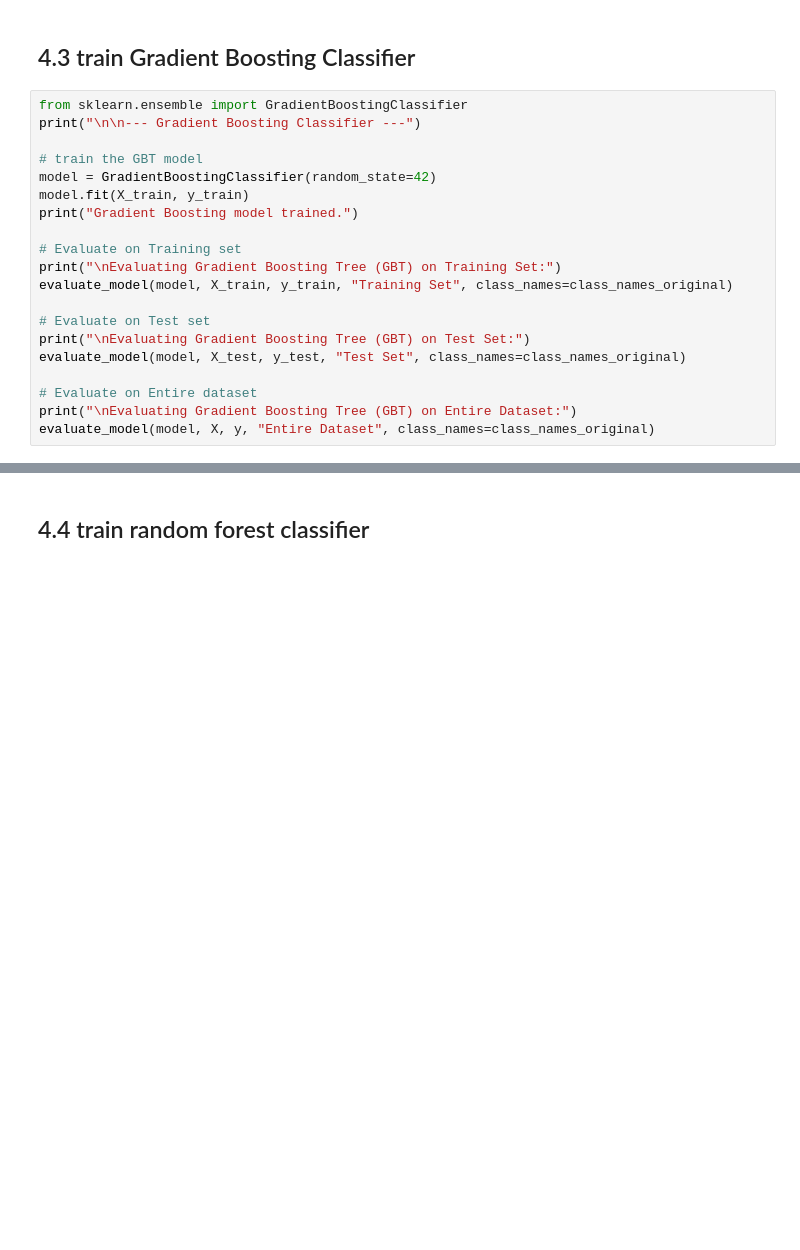
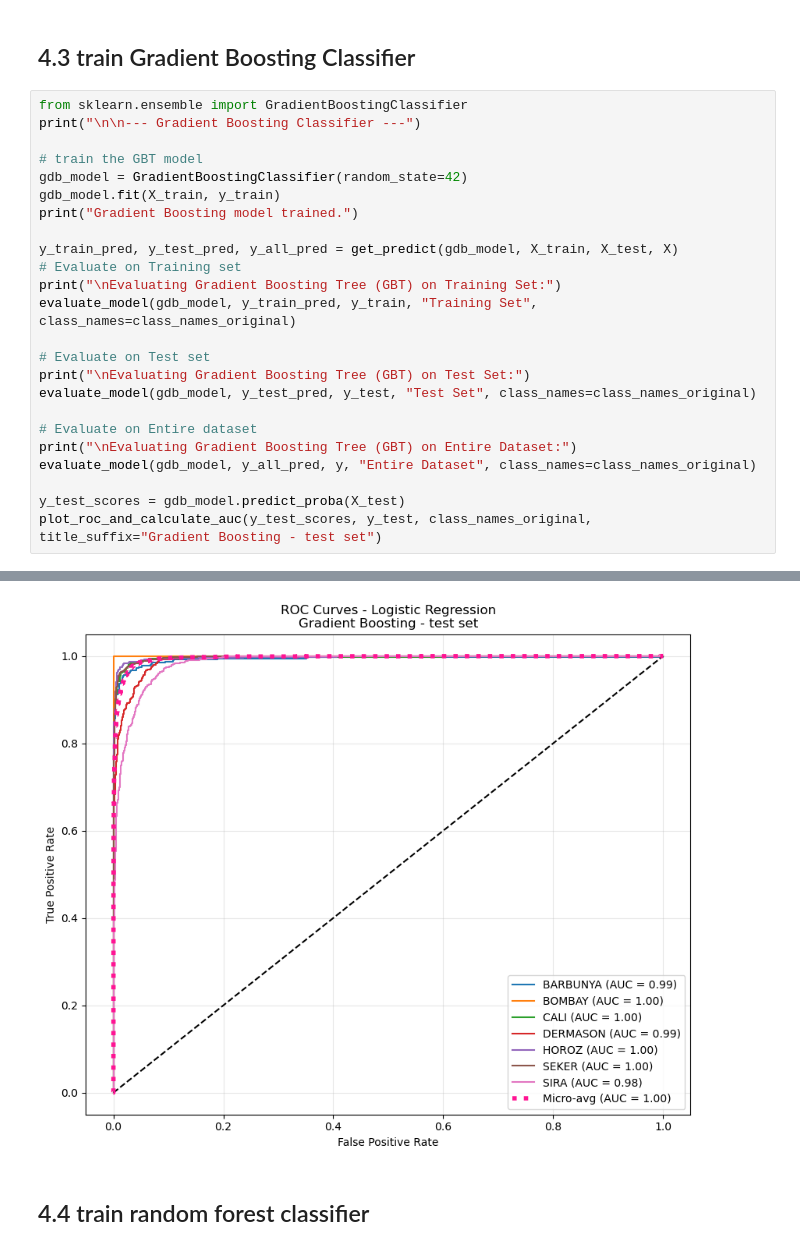
Before and after one commit to mathway18/Machine-learning-project, a Jupyter notebook: project.ipynb, the cells around one changed output, grey strips where cells are left out. Saved outputs shown, nothing was run; the diff lists cells and outputs as text; blank space fills up the shorter version.

```diff
--- a/project.ipynb
+++ b/project.ipynb
@@ -540,21 +608,25 @@ from sklearn.ensemble import GradientBoostingClassifier
 print("\n\n--- Gradient Boosting Classifier ---")
 
 # train the GBT model
-model = GradientBoostingClassifier(random_state=42)
-model.fit(X_train, y_train)
+gdb_model = GradientBoostingClassifier(random_state=42)
+gdb_model.fit(X_train, y_train)
 print("Gradient Boosting model trained.")
 
+y_train_pred, y_test_pred, y_all_pred = get_predict(gdb_model, X_train, X_test, X)
 # Evaluate on Training set
 print("\nEvaluating Gradient Boosting Tree (GBT) on Training Set:")
-evaluate_model(model, X_train, y_train, "Training Set", class_names=class_names_original)
+evaluate_model(gdb_model, y_train_pred, y_train, "Training Set", class_names=class_names_original)
 
 # Evaluate on Test set
 print("\nEvaluating Gradient Boosting Tree (GBT) on Test Set:")
-evaluate_model(model, X_test, y_test, "Test Set", class_names=class_names_original)
+evaluate_model(gdb_model, y_test_pred, y_test, "Test Set", class_names=class_names_original)
 
 # Evaluate on Entire dataset
 print("\nEvaluating Gradient Boosting Tree (GBT) on Entire Dataset:")
-evaluate_model(model, X, y, "Entire Dataset", class_names=class_names_original)
+evaluate_model(gdb_model, y_all_pred, y, "Entire Dataset", class_names=class_names_original)
+
+y_test_scores = gdb_model.predict_proba(X_test)
+plot_roc_and_calculate_auc(y_test_scores, y_test, class_names_original, title_suffix="Gradient Boosting - test set")
 # %% [output]
 --- Gradient Boosting Classifier ---
 Gradient Boosting model trained.
@@ -628,3 +699,4 @@ Confusion Matrix:
+[figure, added]
 # %% [markdown]
 ## 4.4 train random forest classifier
 # %%
```
Also changed, not shown: parts of 12 cells of this notebook.
